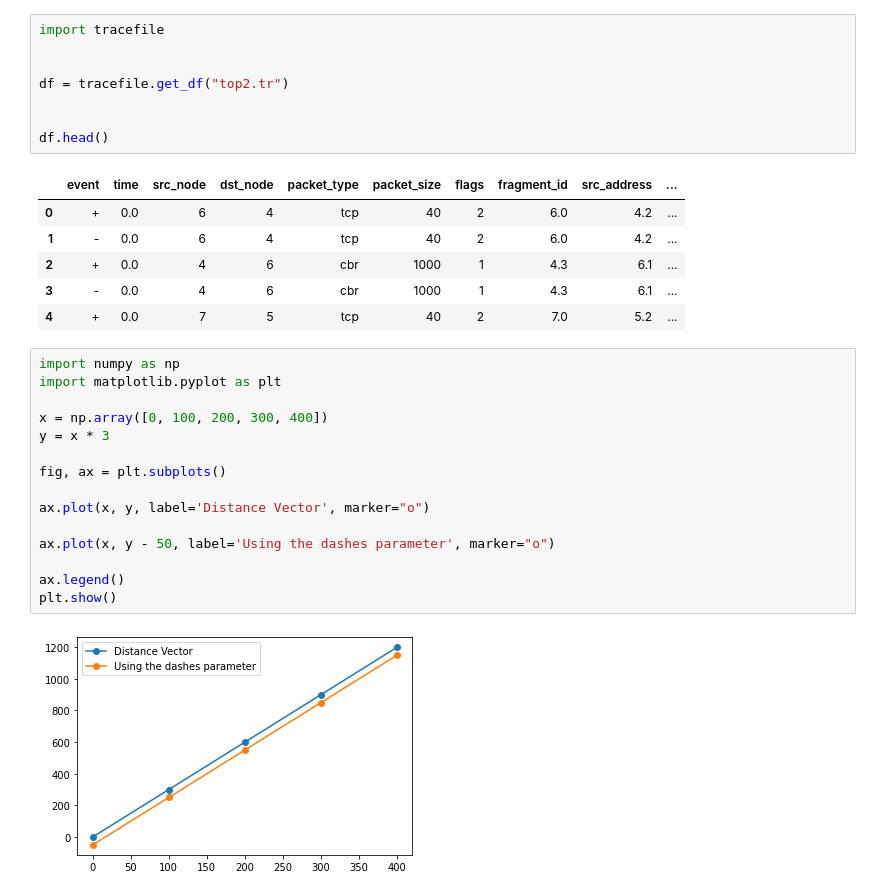
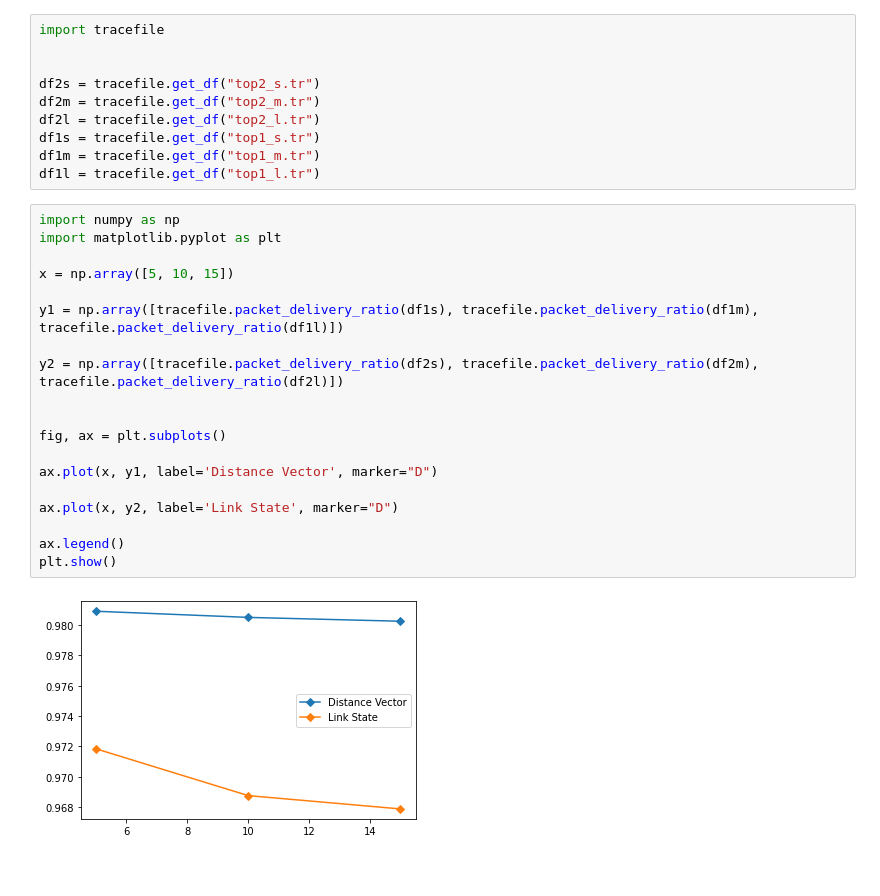
Before and after one commit to xecarlox94/networking, a Jupyter notebook: CW/TCL_files/nb.ipynb, the cells around one changed output. Drawn from its saved outputs; the diff is of its cells as text.

Commit message:
working on visualisation functions

```diff
--- a/CW/TCL_files/nb.ipynb
+++ b/CW/TCL_files/nb.ipynb
@@ -1,32 +1,31 @@
-# %%
-import tracefile
-
-
-df = tracefile.get_df("top2.tr")
-
-
-df.head()
-# %% [output]
-|  | event | time | src_node | dst_node | packet_type | packet_size | flags | fragment_id | src_address | ... |
-| 0 | + | 0.0 | 6 | 4 | tcp | 40 | 2 | 6.0 | 4.2 | ... |
-| 1 | - | 0.0 | 6 | 4 | tcp | 40 | 2 | 6.0 | 4.2 | ... |
-| 2 | + | 0.0 | 4 | 6 | cbr | 1000 | 1 | 4.3 | 6.1 | ... |
-| 3 | - | 0.0 | 4 | 6 | cbr | 1000 | 1 | 4.3 | 6.1 | ... |
-| 4 | + | 0.0 | 7 | 5 | tcp | 40 | 2 | 7.0 | 5.2 | ... |
+# %%
+import tracefile
+
+
+df2s = tracefile.get_df("top2_s.tr")
+df2m = tracefile.get_df("top2_m.tr")
+df2l = tracefile.get_df("top2_l.tr")
+df1s = tracefile.get_df("top1_s.tr")
+df1m = tracefile.get_df("top1_m.tr")
+df1l = tracefile.get_df("top1_l.tr")
 # %%
 import numpy as np
 import matplotlib.pyplot as plt
 
-x = np.array([0, 100, 200, 300, 400])
-y = x * 3
+x = np.array([5, 10, 15])
+
+y1 = np.array([tracefile.packet_delivery_ratio(df1s), tracefile.packet_delivery_ratio(df1m), tracefile.packet_delivery_ratio(df1l)])
+
+y2 = np.array([tracefile.packet_delivery_ratio(df2s), tracefile.packet_delivery_ratio(df2m), tracefile.packet_delivery_ratio(df2l)])
+
 
 fig, ax = plt.subplots()
 
-ax.plot(x, y, label='Distance Vector', marker="o")
+ax.plot(x, y1, label='Distance Vector', marker="D")
 
-ax.plot(x, y - 50, label='Using the dashes parameter', marker="o")
+ax.plot(x, y2, label='Link State', marker="D")
 
 ax.legend()
 plt.show()
 # %% [output]
-[figure, old version]
+[figure, new version]
```
Also changed, not shown: 2 other files.
